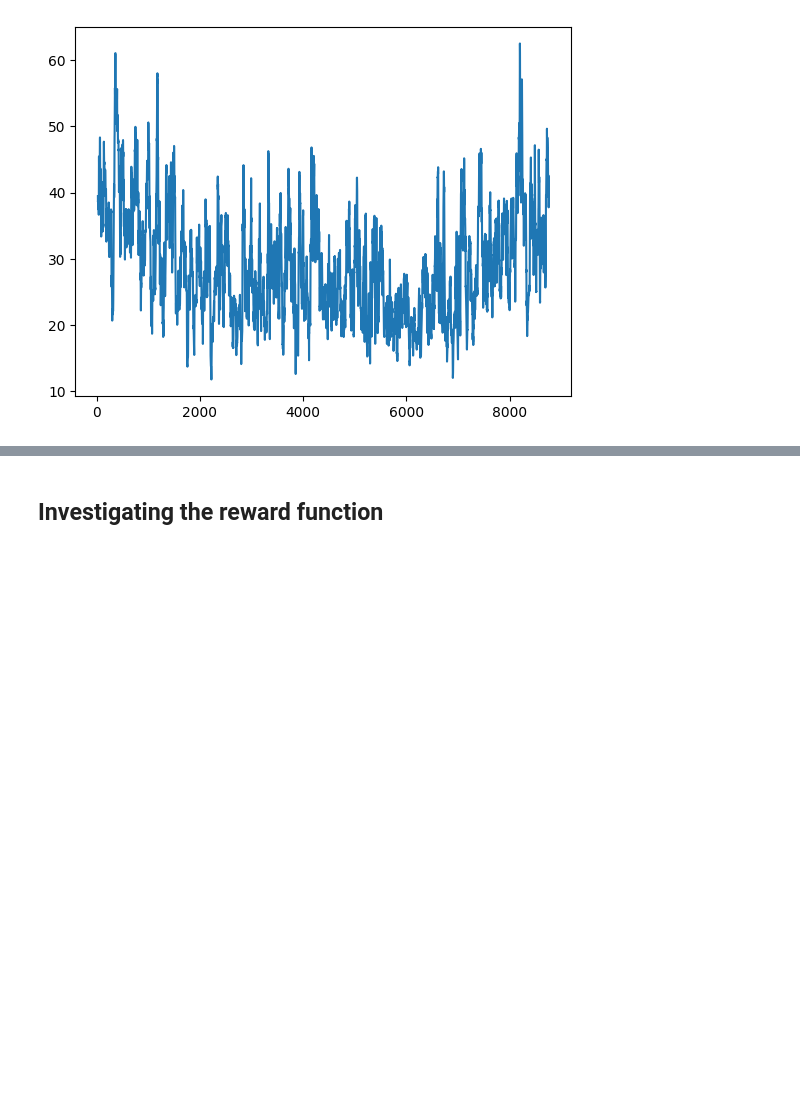
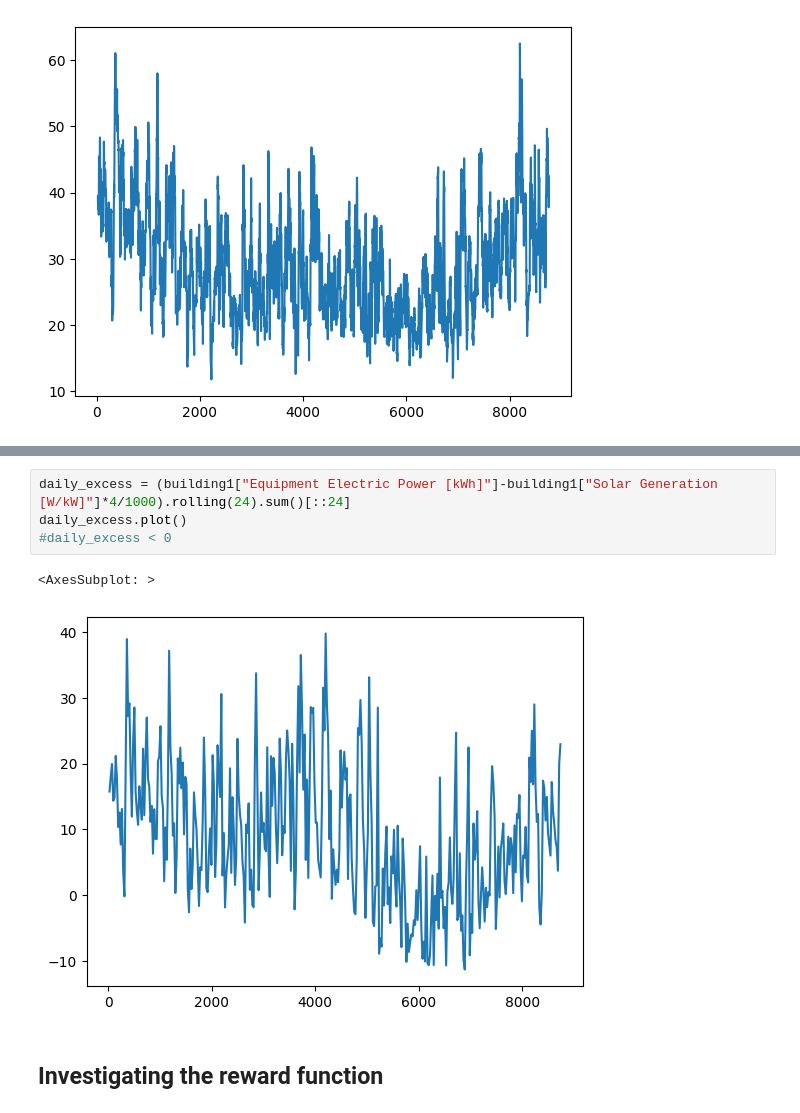
Before and after one commit to ludwigbald/msc-thesis, a Jupyter notebook: code/exploration/exploration.ipynb, the cells around one changed output, grey strips where cells are left out. Saved outputs shown, nothing was run; the diff lists cells and outputs as text; blank space fills up the shorter version.

```diff
--- a/code/exploration/exploration.ipynb
+++ b/code/exploration/exploration.ipynb
@@ -317,3 +318,10 @@ plt.show()
+# %%
+daily_excess = (building1["Equipment Electric Power [kWh]"]-building1["Solar Generation [W/kW]"]*4/1000).rolling(24).sum()[::24]
+daily_excess.plot()
+#daily_excess < 0
+# %% [output]
+<AxesSubplot: >
+[figure, added]
 # %% [markdown]
 ## Investigating the reward function
 # %%
```
Also changed, not shown: parts of 1 cell of this notebook, 11 other files.
